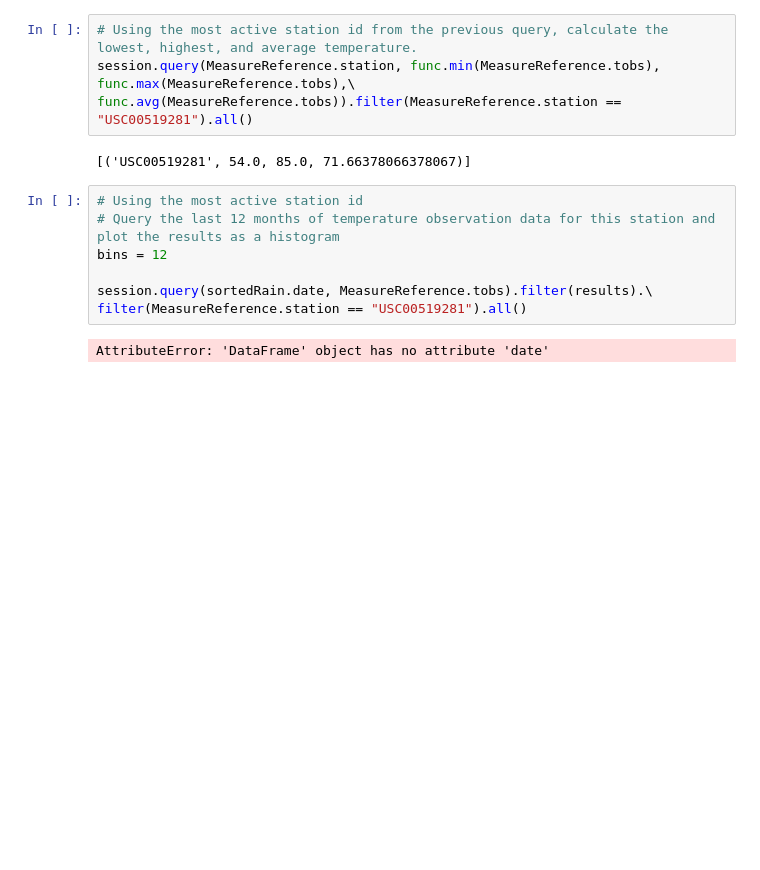
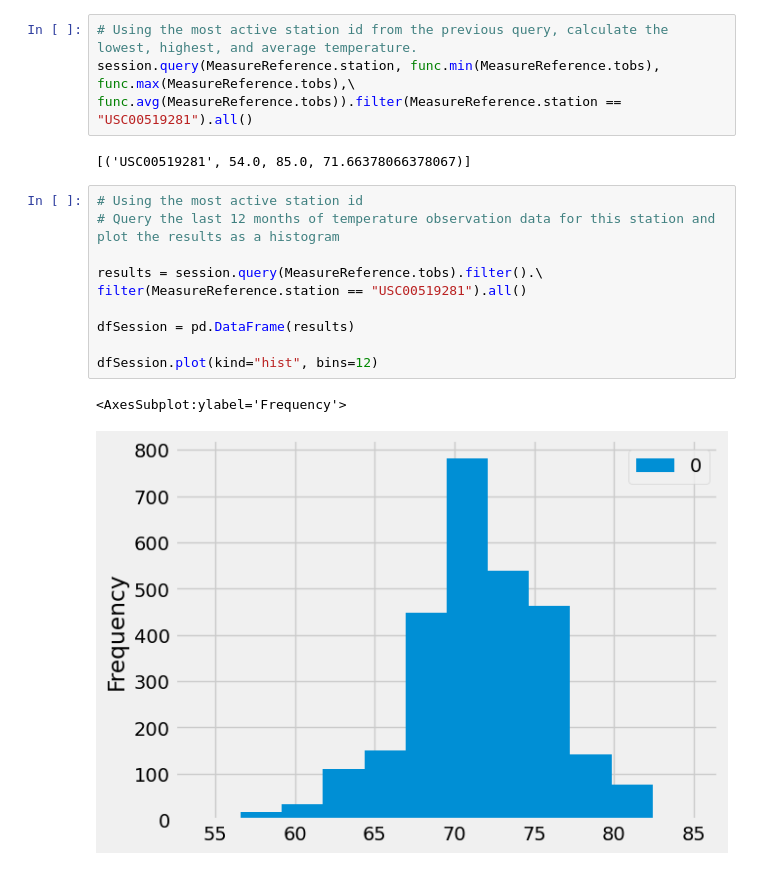
Before and after one commit to Merfrey/sqlalchemy-challenge, a Jupyter notebook: SurfsUp/Data_Surfing.ipynb, the cells around one changed output. Drawn from its saved outputs; the diff is of its cells as text; blank space fills up the shorter version.

Commit message:
Add files via upload
Got the histogram graph up and running correctly.

```diff
--- a/SurfsUp/Data_Surfing.ipynb
+++ b/SurfsUp/Data_Surfing.ipynb
@@ -236,9 +236,13 @@ func.avg(MeasureReference.tobs)).filter(MeasureReference.station == "USC00519281
 # %%
 # Using the most active station id
 # Query the last 12 months of temperature observation data for this station and plot the results as a histogram
-bins = 12
 
-session.query(sortedRain.date, MeasureReference.tobs).filter(results).\
+results = session.query(MeasureReference.tobs).filter().\
 filter(MeasureReference.station == "USC00519281").all()
+
+dfSession = pd.DataFrame(results)
+
+dfSession.plot(kind="hist", bins=12)
 # %% [output]
-AttributeError: 'DataFrame' object has no attribute 'date'
+<AxesSubplot:ylabel='Frequency'>
+[figure, added]
```
